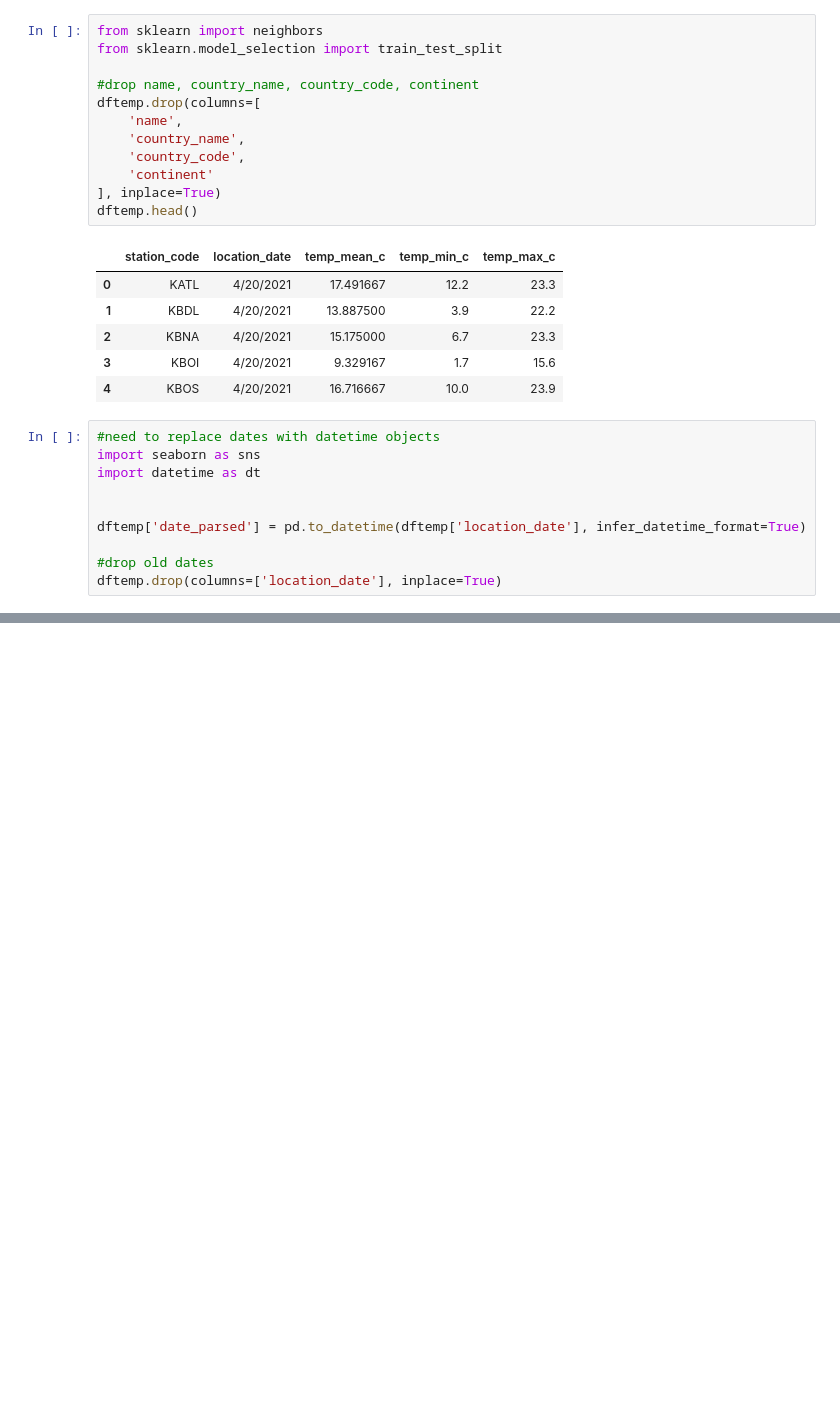
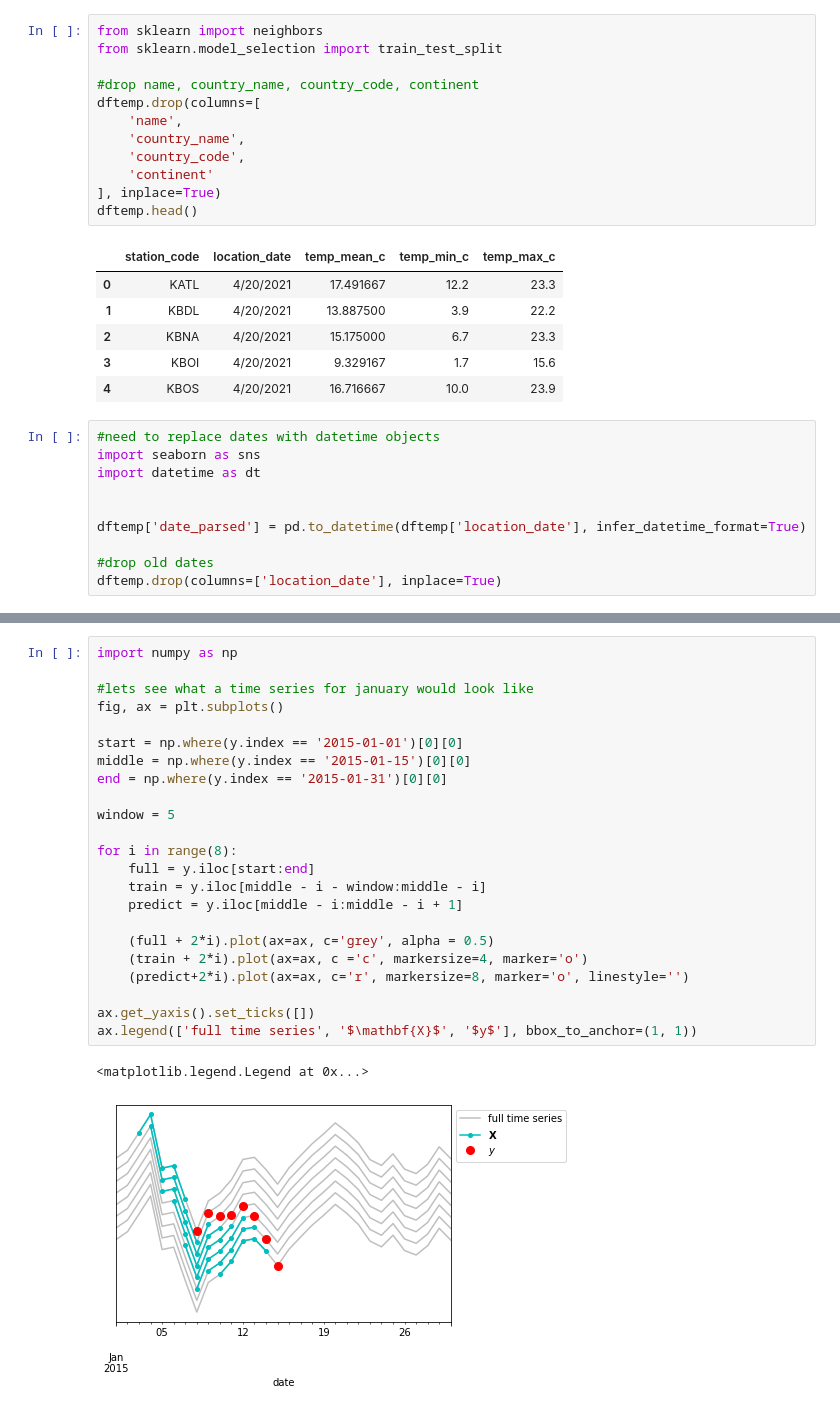
Before and after one commit to cadenforrest/weather, a Jupyter notebook: weather.ipynb, the cells around one changed output, grey strips where cells are left out. Cells and saved outputs as stored; diff of their text form; blank space fills up the shorter version.

```diff
--- a/weather.ipynb
+++ b/weather.ipynb
@@ -116,0 +104,26 @@ reg.score(xtrain, ytrain), reg.score(xtest, ytest)
+# %%
+import numpy as np
+
+#lets see what a time series for january would look like
+fig, ax = plt.subplots()
+
+start = np.where(y.index == '2015-01-01')[0][0]
+middle = np.where(y.index == '2015-01-15')[0][0]
+end = np.where(y.index == '2015-01-31')[0][0]
+
+window = 5
+
+for i in range(8):
+    full = y.iloc[start:end]
+    train = y.iloc[middle - i - window:middle - i]
+    predict = y.iloc[middle - i:middle - i + 1]
+
+    (full + 2*i).plot(ax=ax, c='grey', alpha = 0.5)
+    (train + 2*i).plot(ax=ax, c ='c', markersize=4, marker='o')
+    (predict+2*i).plot(ax=ax, c='r', markersize=8, marker='o', linestyle='')
+
+ax.get_yaxis().set_ticks([])
+ax.legend(['full time series', '$\mathbf{X}$', '$y$'], bbox_to_anchor=(1, 1))
+# %% [output]
+<matplotlib.legend.Legend at 0x...>
+[figure, added]
```
Also changed, not shown: parts of 10 cells of this notebook, 1 other file.
